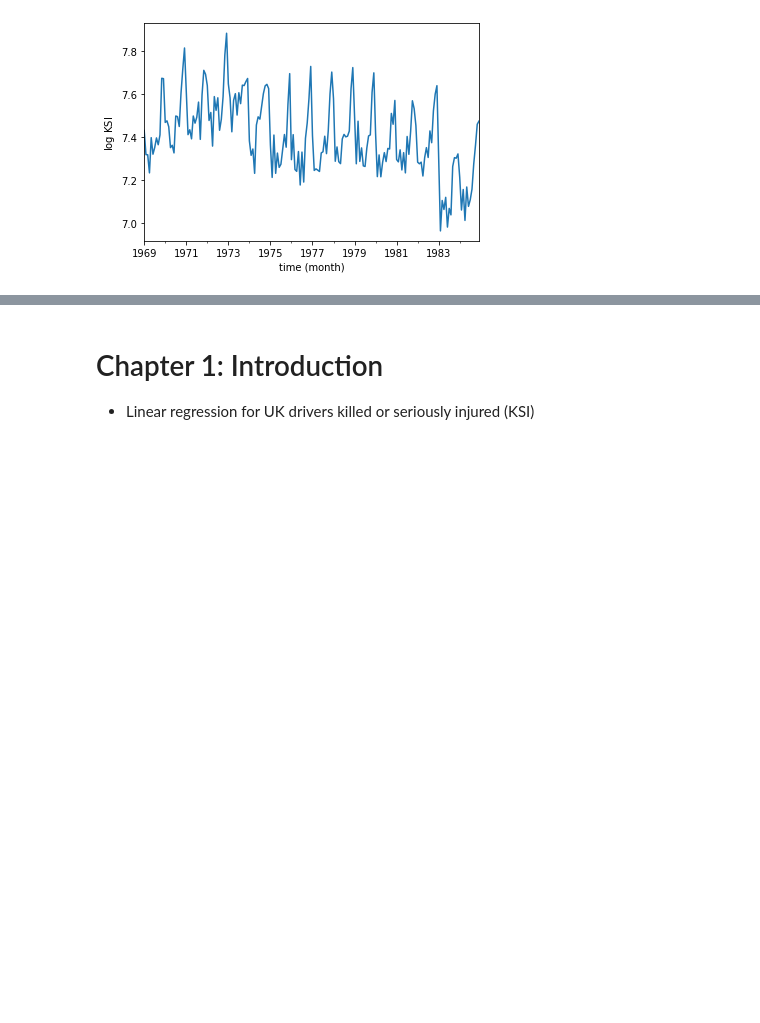
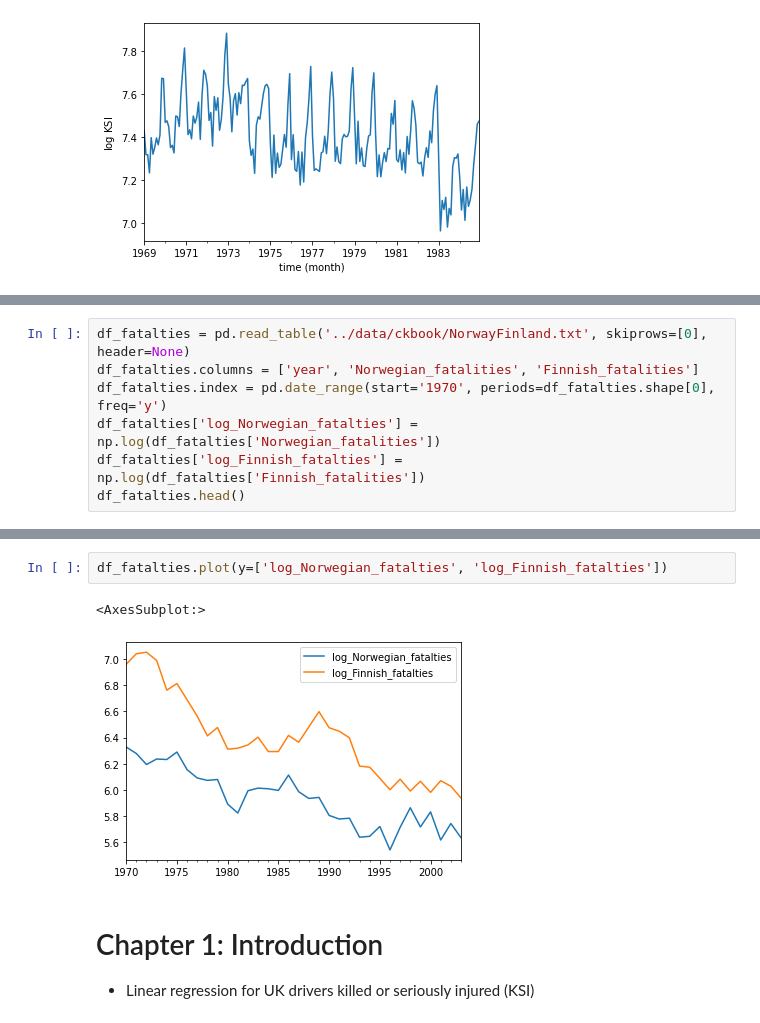
Before and after one commit to tatamiya/state_space_model_notebooks, a Jupyter notebook: statsmodels/CommandeurKoopman2007.ipynb, the cells around one changed output, grey strips where cells are left out. Drawn from its saved outputs; the diff is of its cells as text; blank space fills up the shorter version.

```diff
--- a/statsmodels/CommandeurKoopman2007.ipynb
+++ b/statsmodels/CommandeurKoopman2007.ipynb
@@ -37,0 +40,7 @@ df_ukdrivers['log_drivers'].plot(xlabel='time (month)', ylabel='$\log$ KSI')
+# %%
+df_fatalties = pd.read_table('../data/ckbook/NorwayFinland.txt', skiprows=[0], header=None)
+df_fatalties.columns = ['year', 'Norwegian_fatalities', 'Finnish_fatalities']
+df_fatalties.index = pd.date_range(start='1970', periods=df_fatalties.shape[0], freq='y')
+df_fatalties['log_Norwegian_fatalties'] = np.log(df_fatalties['Norwegian_fatalities'])
+df_fatalties['log_Finnish_fatalties'] = np.log(df_fatalties['Finnish_fatalities'])
+df_fatalties.head()
@@ -38,3 +54,8 @@ df_ukdrivers['log_drivers'].plot(xlabel='time (month)', ylabel='$\log$ KSI')
+# %%
+df_fatalties.plot(y=['log_Norwegian_fatalties', 'log_Finnish_fatalties'])
+# %% [output]
+<AxesSubplot:>
+[figure, added]
 # %% [markdown]
 # Chapter 1: Introduction
 
```
Also changed, not shown: parts of 20 cells of this notebook.
